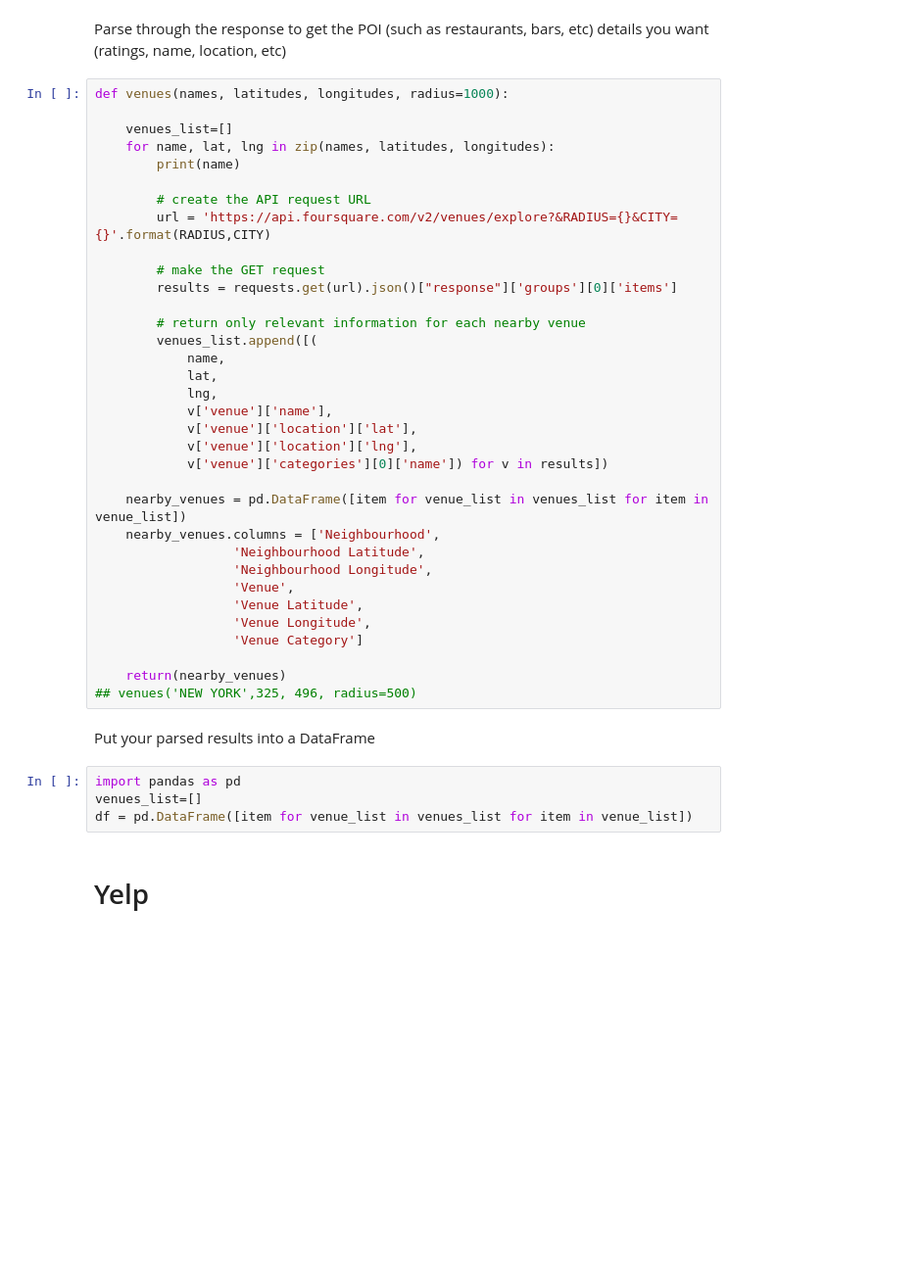
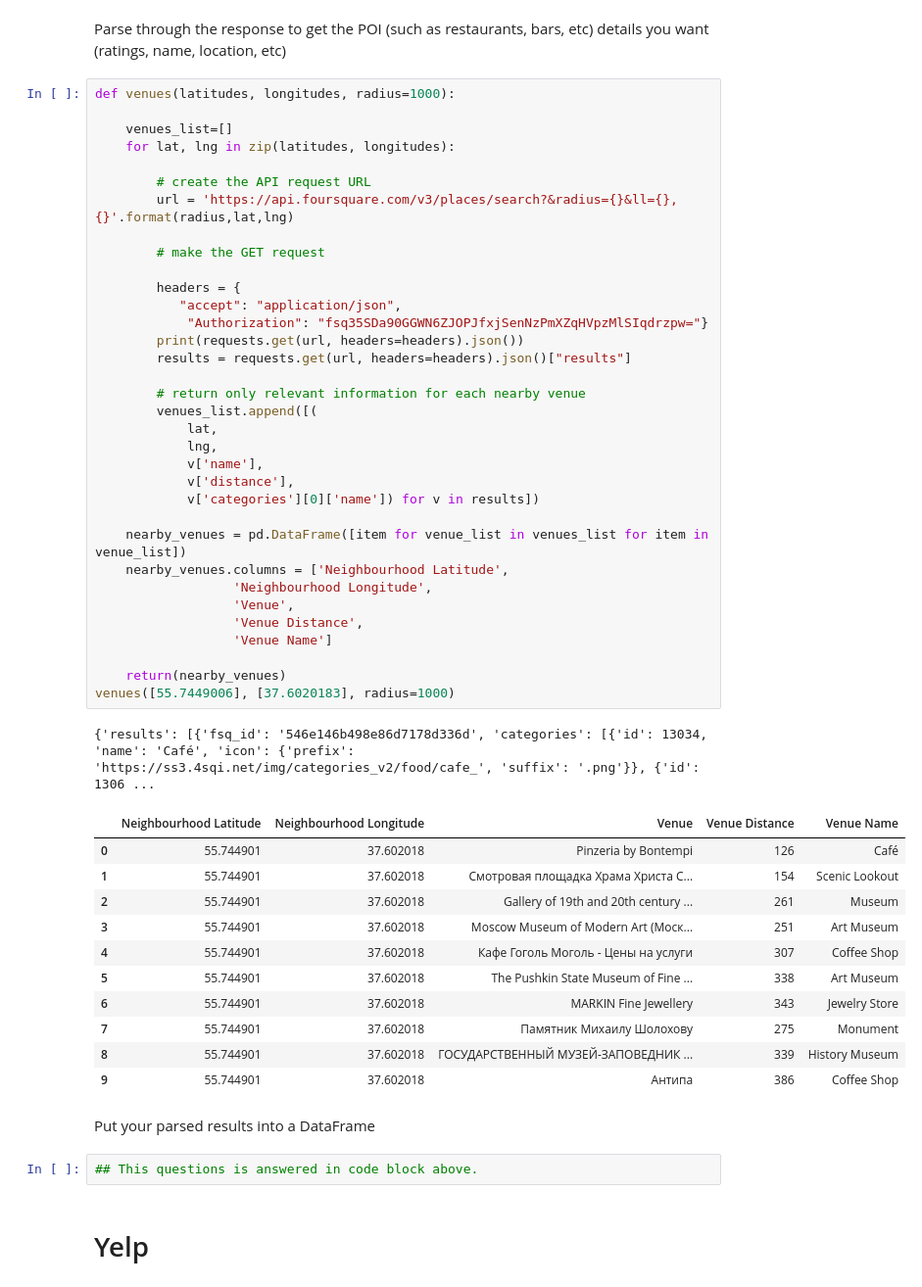
Before and after one commit to sarabmatharu/Python-LHL-Project, a Jupyter notebook: yelp_foursquare_EDA.ipynb, the cells around one changed output. Shown at 98% size. Drawn from its saved outputs; the diff is of its cells as text; blank space fills up the shorter version.

```diff
--- a/yelp_foursquare_EDA.ipynb
+++ b/yelp_foursquare_EDA.ipynb
@@ -22,45 +22,56 @@ results = requests.get(url).json()
 # %% [markdown]
 Parse through the response to get the POI (such as restaurants, bars, etc) details you want (ratings, name, location, etc)
 # %%
-def venues(names, latitudes, longitudes, radius=1000):
+def venues(latitudes, longitudes, radius=1000):
 
     venues_list=[]
-    for name, lat, lng in zip(names, latitudes, longitudes):
-        print(name)
+    for lat, lng in zip(latitudes, longitudes):
 
         # create the API request URL
-        url = 'https://api.foursquare.com/v2/venues/explore?&RADIUS={}&CITY={}'.format(RADIUS,CITY)
+        url = 'https://api.foursquare.com/v3/places/search?&radius={}&ll={},{}'.format(radius,lat,lng)
 
         # make the GET request
-        results = requests.get(url).json()["response"]['groups'][0]['items']
+
+        headers = {
+           "accept": "application/json",
+            "Authorization": "fsq35SDa90GGWN6ZJOPJfxjSenNzPmXZqHVpzMlSIqdrzpw="}
+        print(requests.get(url, headers=headers).json())
+        results = requests.get(url, headers=headers).json()["results"]
 
         # return only relevant information for each nearby venue
         venues_list.append([(
-            name,
             lat,
             lng,
-            v['venue']['name'],
-            v['venue']['location']['lat'],
-            v['venue']['location']['lng'],
-            v['venue']['categories'][0]['name']) for v in results])
+            v['name'],
+            v['distance'],
+            v['categories'][0]['name']) for v in results])
 
     nearby_venues = pd.DataFrame([item for venue_list in venues_list for item in venue_list])
-    nearby_venues.columns = ['Neighbourhood',
-                  'Neighbourhood Latitude',
+    nearby_venues.columns = ['Neighbourhood Latitude',
                   'Neighbourhood Longitude',
                   'Venue',
-                  'Venue Latitude',
-                  'Venue Longitude',
-                  'Venue Category']
+                  'Venue Distance',
+                  'Venue Name']
 
     return(nearby_venues)
-## venues('NEW YORK',325, 496, radius=500)
+venues([55.7449006], [37.6020183], radius=1000)
+# %% [output]
+{'results': [{'fsq_id': '546e146b498e86d7178d336d', 'categories': [{'id': 13034, 'name': 'Café', 'icon': {'prefix': 'https://ss3.4sqi.net/img/categories_v2/food/cafe_', 'suffix': '.png'}}, {'id': 1306 ...
+|  | Neighbourhood Latitude | Neighbourhood Longitude | Venue | Venue Distance | Venue Name |
+| 0 | 55.744901 | 37.602018 | Pinzeria by Bontempi | 126 | Café |
+| 1 | 55.744901 | 37.602018 | Смотровая площадка Храма Христа С... | 154 | Scenic Lookout |
+| 2 | 55.744901 | 37.602018 | Gallery of 19th and 20th century ... | 261 | Museum |
+| 3 | 55.744901 | 37.602018 | Moscow Museum of Modern Art (Моск... | 251 | Art Museum |
+| 4 | 55.744901 | 37.602018 | Кафе Гоголь Моголь - Цены на услуги | 307 | Coffee Shop |
+| 5 | 55.744901 | 37.602018 | The Pushkin State Museum of Fine ... | 338 | Art Museum |
+| 6 | 55.744901 | 37.602018 | MARKIN Fine Jewellery | 343 | Jewelry Store |
+| 7 | 55.744901 | 37.602018 | Памятник Михаилу Шолохову | 275 | Monument |
+| 8 | 55.744901 | 37.602018 | ГОСУДАРСТВЕННЫЙ МУЗЕЙ-ЗАПОВЕДНИК ... | 339 | History Museum |
+| 9 | 55.744901 | 37.602018 | Антипа | 386 | Coffee Shop |
 # %% [markdown]
 Put your parsed results into a DataFrame
-# %%
-import pandas as pd
-venues_list=[]
-df = pd.DataFrame([item for venue_list in venues_list for item in venue_list])
+# %%
+## This questions is answered in code block above.
 # %% [markdown]
 # Yelp
 # %% [markdown]
```
Also changed, not shown: parts of 7 cells of this notebook, 7 other files.
